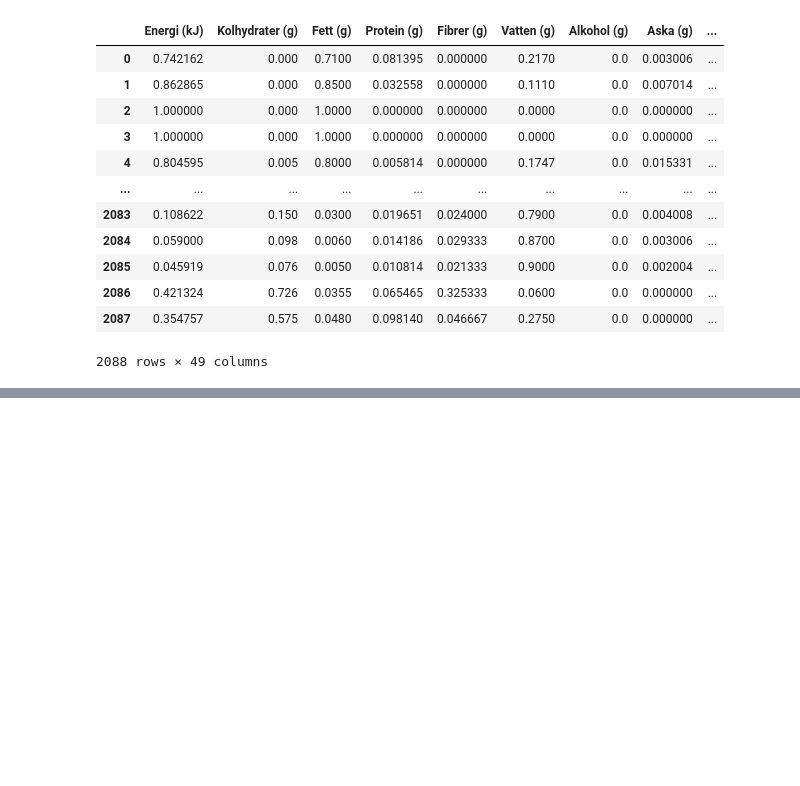
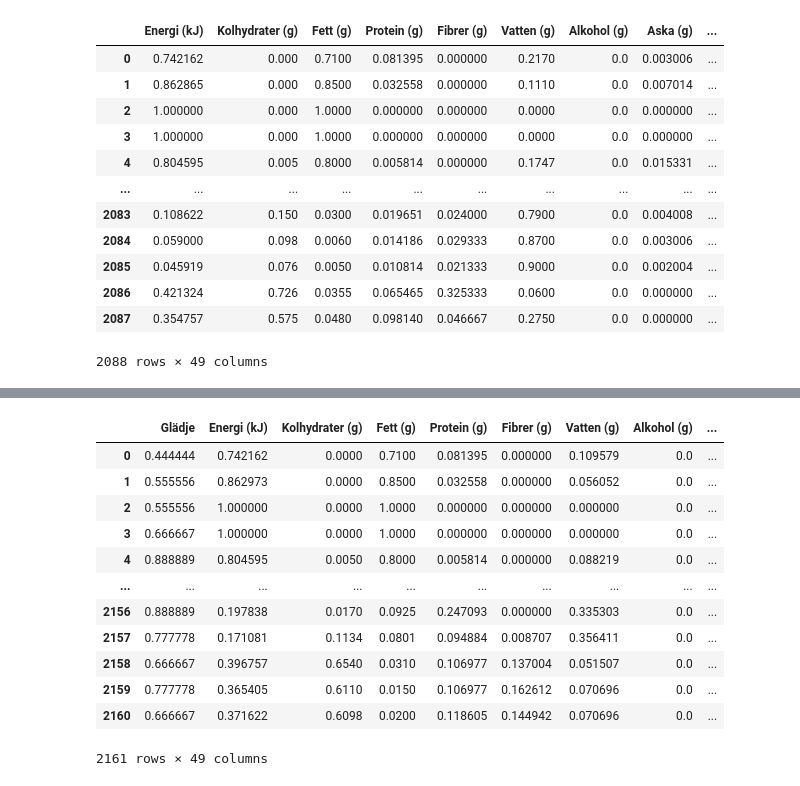
Before and after one commit to friberger/kodamat, a Jupyter notebook: pandamat.ipynb, the cells around one changed output, grey strips where cells are left out. Saved outputs shown, nothing was run; the diff lists cells and outputs as text; code cells hidden in the pictures; blank space fills up the shorter version.

Commit message:
Första versionen med Glädje

```diff
--- a/pandamat.ipynb
+++ b/pandamat.ipynb
@@ -154,0 +156,2 @@ IndexError: list index out of range
+# %%
+df_g = pd.read_excel('LivsmedelsDB_jan2021_pris_gladje.xlsx')
@@ -154,0 +174,20 @@ IndexError: list index out of range
+# %%
+df_g2= df_g.drop(columns=['Livsmedelsnummer', 'Energi (kcal)']).dropna(axis='columns')
+df_g2 = df_g2.iloc[:, 1:]/df_g2.iloc[:, 1:].max()
+df_g2['Livsmedelsnamn'] = df_g['Livsmedelsnamn']
+# %%
+df_g2
+# %% [output]
+|  | Glädje | Energi (kJ) | Kolhydrater (g) | Fett (g) | Protein (g) | Fibrer (g) | Vatten (g) | Alkohol (g) | ... |
+| 0 | 0.444444 | 0.742162 | 0.0000 | 0.7100 | 0.081395 | 0.000000 | 0.109579 | 0.0 | ... |
+| 1 | 0.555556 | 0.862973 | 0.0000 | 0.8500 | 0.032558 | 0.000000 | 0.056052 | 0.0 | ... |
+| 2 | 0.555556 | 1.000000 | 0.0000 | 1.0000 | 0.000000 | 0.000000 | 0.000000 | 0.0 | ... |
+| 3 | 0.666667 | 1.000000 | 0.0000 | 1.0000 | 0.000000 | 0.000000 | 0.000000 | 0.0 | ... |
+| 4 | 0.888889 | 0.804595 | 0.0050 | 0.8000 | 0.005814 | 0.000000 | 0.088219 | 0.0 | ... |
+| ... | ... | ... | ... | ... | ... | ... | ... | ... | ... |
+| 2156 | 0.888889 | 0.197838 | 0.0170 | 0.0925 | 0.247093 | 0.000000 | 0.335303 | 0.0 | ... |
+| 2157 | 0.777778 | 0.171081 | 0.1134 | 0.0801 | 0.094884 | 0.008707 | 0.356411 | 0.0 | ... |
+| 2158 | 0.666667 | 0.396757 | 0.6540 | 0.0310 | 0.106977 | 0.137004 | 0.051507 | 0.0 | ... |
+| 2159 | 0.777778 | 0.365405 | 0.6110 | 0.0150 | 0.106977 | 0.162612 | 0.070696 | 0.0 | ... |
+| 2160 | 0.666667 | 0.371622 | 0.6098 | 0.0200 | 0.118605 | 0.144942 | 0.070696 | 0.0 | ... |
+2161 rows × 49 columns
```
Also changed, not shown: parts of 7 cells of this notebook.
